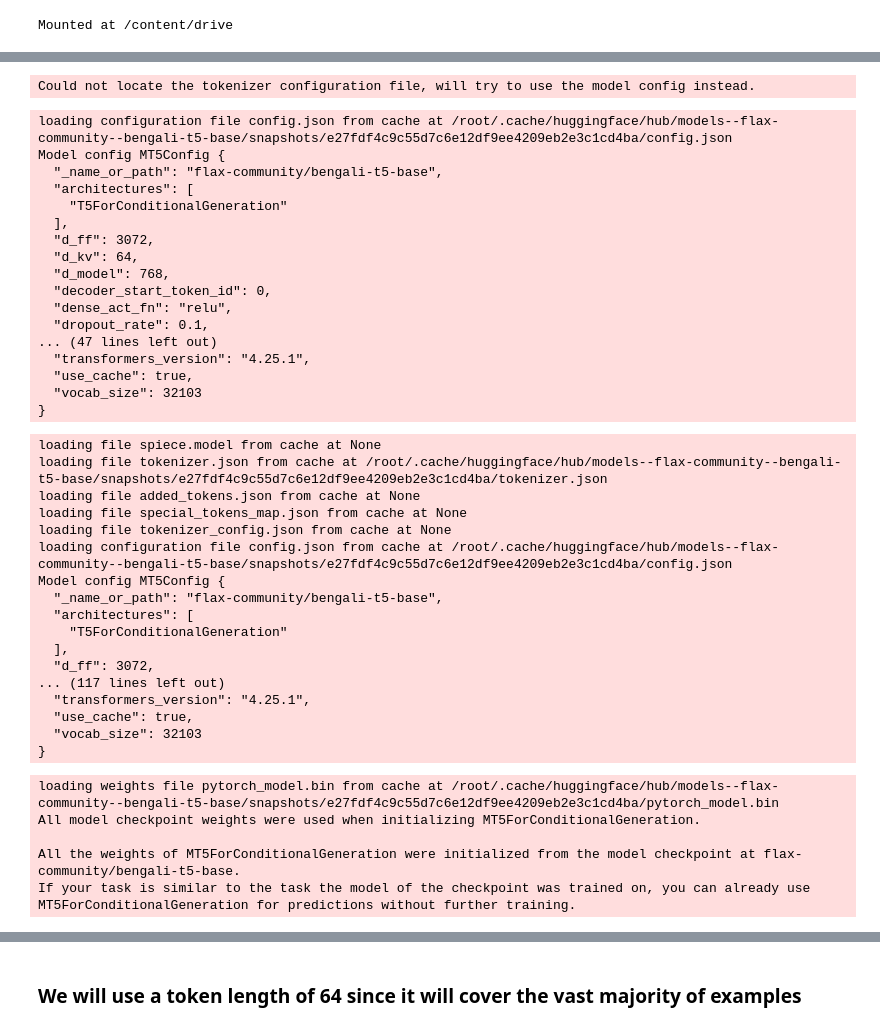
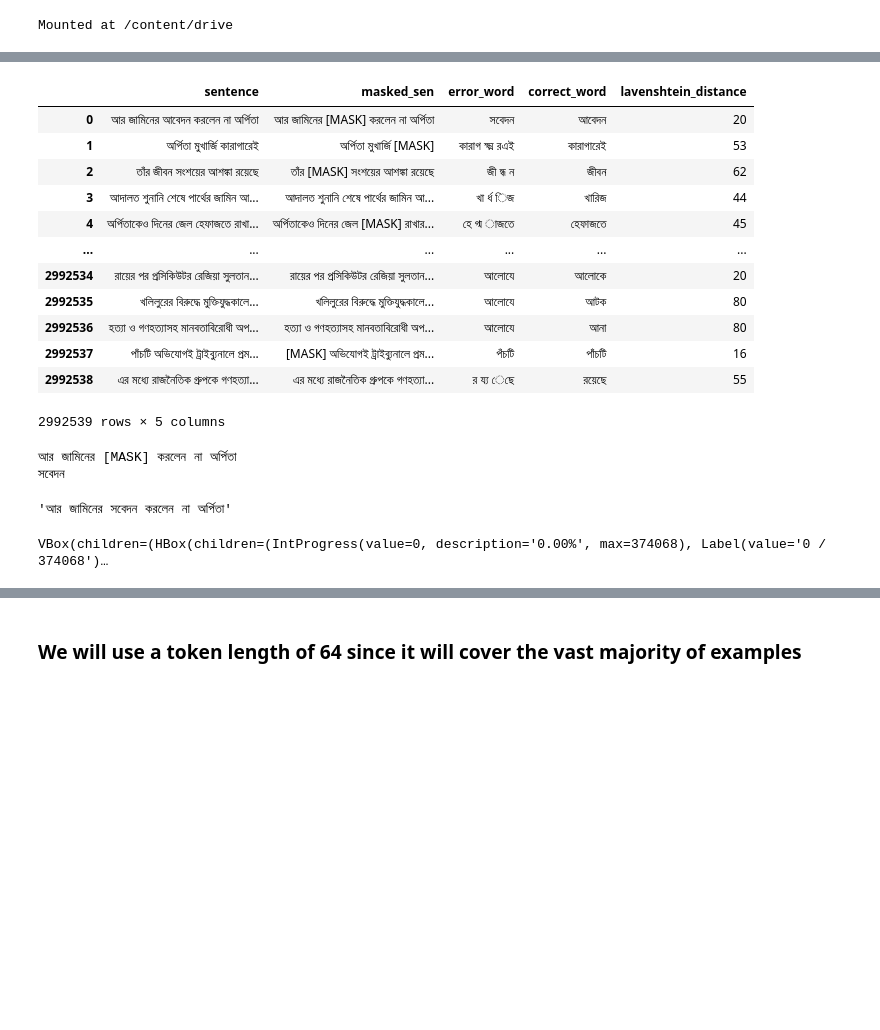
Before and after one commit to mushrafi88/asr_bangla, a Jupyter notebook: t5_asr_bn_corrector.ipynb, the cells around one changed output, grey strips where cells are left out. Drawn from its saved outputs; the diff is of its cells as text; code cells hidden in the pictures; blank space fills up the shorter version.

```diff
--- a/t5_asr_bn_corrector.ipynb
+++ b/t5_asr_bn_corrector.ipynb
@@ -80,45 +87,20 @@ df = df.dropna(how='any')
-# %%
-model_name = 'flax-community/bengali-t5-base'
-tokenizer = AutoTokenizer.from_pretrained(model_name)
-model = AutoModelForSeq2SeqLM.from_pretrained(model_name)
-# %% [output]
-Could not locate the tokenizer configuration file, will try to use the model config instead.
-loading configuration file config.json from cache at /root/.cache/huggingface/hub/models--flax-community--bengali-t5-base/snapshots/e27fdf4c9c55d7c6e12df9ee4209eb2e3c1cd4ba/config.json
-Model config MT5Config {
-  "_name_or_path": "flax-community/bengali-t5-base",
-  "architectures": [
-    "T5ForConditionalGeneration"
-  ],
-  "d_ff": 3072,
-  "d_kv": 64,
-  "d_model": 768,
-  "decoder_start_token_id": 0,
-  "dense_act_fn": "relu",
-  "dropout_rate": 0.1,
-... (47 lines left out)
-  "transformers_version": "4.25.1",
-  "use_cache": true,
-  "vocab_size": 32103
-}
-loading file spiece.model from cache at None
-loading file tokenizer.json from cache at /root/.cache/huggingface/hub/models--flax-community--bengali-t5-base/snapshots/e27fdf4c9c55d7c6e12df9ee4209eb2e3c1cd4ba/tokenizer.json
-loading file added_tokens.json from cache at None
-loading file special_tokens_map.json from cache at None
-loading file tokenizer_config.json from cache at None
-loading configuration file config.json from cache at /root/.cache/huggingface/hub/models--flax-community--bengali-t5-base/snapshots/e27fdf4c9c55d7c6e12df9ee4209eb2e3c1cd4ba/config.json
-Model config MT5Config {
-  "_name_or_path": "flax-community/bengali-t5-base",
-  "architectures": [
-    "T5ForConditionalGeneration"
-  ],
-  "d_ff": 3072,
-... (117 lines left out)
-  "transformers_version": "4.25.1",
-  "use_cache": true,
-  "vocab_size": 32103
-}
-loading weights file pytorch_model.bin from cache at /root/.cache/huggingface/hub/models--flax-community--bengali-t5-base/snapshots/e27fdf4c9c55d7c6e12df9ee4209eb2e3c1cd4ba/pytorch_model.bin
-All model checkpoint weights were used when initializing MT5ForConditionalGeneration.
-
-All the weights of MT5ForConditionalGeneration were initialized from the model checkpoint at flax-community/bengali-t5-base.
-If your task is similar to the task the model of the checkpoint was trained on, you can already use MT5ForConditionalGeneration for predictions without further training.
+# %%
+df_custom = pd.read_parquet('/content/drive/MyDrive/data_wav2vec2/custom_data.parquet')
+df_wav2vec2_all = pd.read_parquet('/content/drive/MyDrive/data_wav2vec2/wav2vec2_all.parquet')
+df_wav2vec2_masked = pd.read_parquet('/content/drive/MyDrive/data_wav2vec2/wav2vec2_masked.parquet')
+# %%
+df_custom
+# %% [output]
+|  | sentence | masked_sen | error_word | correct_word | lavenshtein_distance |
+| 0 | আর জামিনের আবেদন করলেন না অর্পিতা | আর জামিনের [MASK] করলেন না অর্পিতা | সবেদন | আবেদন | 20 |
+| 1 | অর্পিতা মুখার্জি কারাগারেই | অর্পিতা মুখার্জি [MASK] | কারাগ ক্ষ্ম রএই | কারাগারেই | 53 |
+| 2 | তাঁর জীবন সংশয়ের আশঙ্কা রয়েছে | তাঁর [MASK] সংশয়ের আশঙ্কা রয়েছে | জী ন্ধ ন | জীবন | 62 |
+| 3 | আদালত শুনানি শেষে পার্থের জামিন আ... | আদালত শুনানি শেষে পার্থের জামিন আ... | খা র্ধ িজ | খারিজ | 44 |
+| 4 | অর্পিতাকেও দিনের জেল হেফাজতে রাখা... | অর্পিতাকেও দিনের জেল [MASK] রাখার... | হে গ্ম াজতে | হেফাজতে | 45 |
+| ... | ... | ... | ... | ... | ... |
+| 2992534 | রায়ের পর প্রসিকিউটর রেজিয়া সুলতান... | রায়ের পর প্রসিকিউটর রেজিয়া সুলতান... | আলোযে | আলোকে | 20 |
+| 2992535 | খলিলুরের বিরুদ্ধে মুক্তিযুদ্ধকালে... | খলিলুরের বিরুদ্ধে মুক্তিযুদ্ধকালে... | আলোযে | আটক | 80 |
+| 2992536 | হত্যা ও গণহত্যাসহ মানবতাবিরোধী অপ... | হত্যা ও গণহত্যাসহ মানবতাবিরোধী অপ... | আলোযে | আনা | 80 |
+| 2992537 | পাঁচটি অভিযোগই ট্রাইব্যুনালে প্রম... | [MASK] অভিযোগই ট্রাইব্যুনালে প্রম... | পঁচটি | পাঁচটি | 16 |
+| 2992538 | এর মধ্যে রাজনৈতিক গ্রুপকে গণহত্যা... | এর মধ্যে রাজনৈতিক গ্রুপকে গণহত্যা... | র য্য েছে | রয়েছে | 55 |
+2992539 rows × 5 columns
@@ -124,0 +113,15 @@ If your task is similar to the task the model of the checkpoint was trained on,
+# %%
+sen , error_word =  df_custom['masked_sen'][0], df_custom['error_word'][0]
+print(sen)
+print(error_word)
+# %% [output]
+আর জামিনের [MASK] করলেন না অর্পিতা
+সবেদন
+# %%
+mask_replace(sen,error_word)
+# %% [output]
+'আর জামিনের সবেদন করলেন না অর্পিতা'
+# %%
+df_custom['error_sentence'] = df_custom.parallel_apply(lambda x: mask_replace(x.masked_sen,x.error_word),axis=1)
+# %% [output]
+VBox(children=(HBox(children=(IntProgress(value=0, description='0.00%', max=374068), Label(value='0 / 374068')…
```
Also changed, not shown: parts of 36 cells of this notebook.
